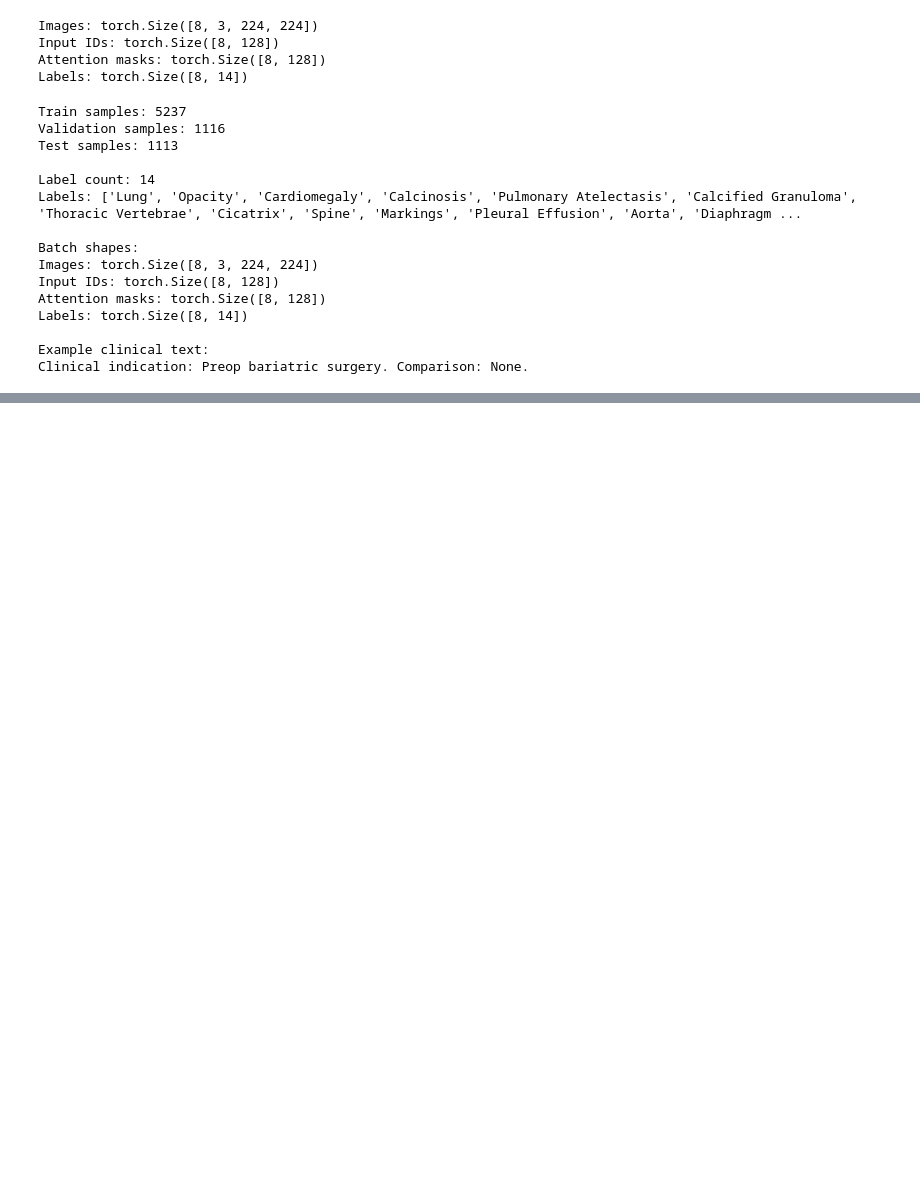
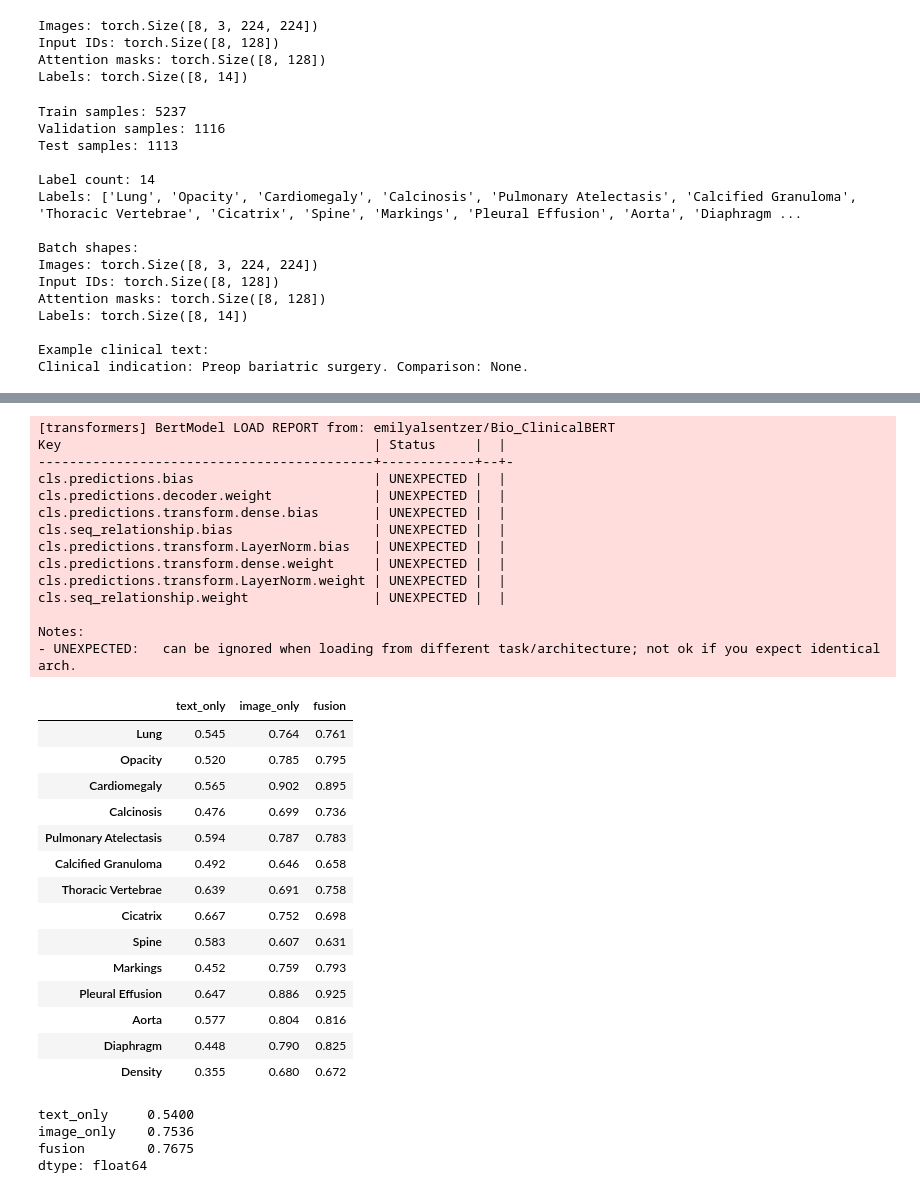
Before and after one commit to rishabh197198/MULTIMODEL-AI-BASED-CDSS, a Jupyter notebook: multimodal_cdss.ipynb, the cells around one changed output, grey strips where cells are left out. Drawn from its saved outputs; the diff is of its cells as text; code cells hidden in the pictures; blank space fills up the shorter version.

```diff
--- a/multimodal_cdss.ipynb
+++ b/multimodal_cdss.ipynb
@@ -660,0 +884,75 @@ Clinical indication: Preop bariatric surgery. Comparison: None.
+# %%
+from sklearn.linear_model import LogisticRegression
+from sklearn.pipeline import make_pipeline
+from sklearn.preprocessing import StandardScaler
+
+bert = AutoModel.from_pretrained(TEXT_MODEL_NAME).to(device).eval()
+
+
+@torch.no_grad()
+def embed_texts(texts, batch_size=64):
+    chunks = []
+    for i in range(0, len(texts), batch_size):
+        enc = tokenizer(texts[i:i + batch_size], max_length=MAX_LENGTH,
+                        padding='max_length', truncation=True,
+                        return_tensors='pt').to(device)
+        chunks.append(bert(**enc).last_hidden_state[:, 0, :].cpu())
+    return torch.cat(chunks).numpy()
+
+
+def clean(series):
+    return [t.strip() or 'No clinical context provided.' for t in series.astype(str)]
+
+
+X_train = embed_texts(clean(train_df['clinical_text']))
+X_test = embed_texts(clean(test_df['clinical_text']))
+Y_train = train_mm_ds.labels.numpy()
+Y_test = test_mm_ds.labels.numpy()
+
+text_probs = np.zeros_like(Y_test)
+for i in range(len(label_names)):
+    clf = make_pipeline(
+        StandardScaler(),
+        LogisticRegression(C=0.05, max_iter=1000, class_weight='balanced'),
+    )
+    clf.fit(X_train, Y_train[:, i])
+    text_probs[:, i] = clf.predict_proba(X_test)[:, 1]
+
+comparison['text_only'] = pd.Series(per_label_auc(Y_test, text_probs))
+display(comparison[['text_only', 'image_only', 'fusion']].round(3))
+print(comparison[['text_only', 'image_only', 'fusion']].mean().round(4))
+comparison.to_csv('/content/results_comparison.csv')
+# %% [output]
+[transformers] BertModel LOAD REPORT from: emilyalsentzer/Bio_ClinicalBERT
+Key                                        | Status     |  |
+-------------------------------------------+------------+--+-
+cls.predictions.bias                       | UNEXPECTED |  |
+cls.predictions.decoder.weight             | UNEXPECTED |  |
+cls.predictions.transform.dense.bias       | UNEXPECTED |  |
+cls.seq_relationship.bias                  | UNEXPECTED |  |
+cls.predictions.transform.LayerNorm.bias   | UNEXPECTED |  |
+cls.predictions.transform.dense.weight     | UNEXPECTED |  |
+cls.predictions.transform.LayerNorm.weight | UNEXPECTED |  |
+cls.seq_relationship.weight                | UNEXPECTED |  |
+
+Notes:
+- UNEXPECTED:   can be ignored when loading from different task/architecture; not ok if you expect identical arch.
+|  | text_only | image_only | fusion |
+| Lung | 0.545 | 0.764 | 0.761 |
+| Opacity | 0.520 | 0.785 | 0.795 |
+| Cardiomegaly | 0.565 | 0.902 | 0.895 |
+| Calcinosis | 0.476 | 0.699 | 0.736 |
+| Pulmonary Atelectasis | 0.594 | 0.787 | 0.783 |
+| Calcified Granuloma | 0.492 | 0.646 | 0.658 |
+| Thoracic Vertebrae | 0.639 | 0.691 | 0.758 |
+| Cicatrix | 0.667 | 0.752 | 0.698 |
+| Spine | 0.583 | 0.607 | 0.631 |
+| Markings | 0.452 | 0.759 | 0.793 |
+| Pleural Effusion | 0.647 | 0.886 | 0.925 |
+| Aorta | 0.577 | 0.804 | 0.816 |
+| Diaphragm | 0.448 | 0.790 | 0.825 |
+| Density | 0.355 | 0.680 | 0.672 |
+text_only     0.5400
+image_only    0.7536
+fusion        0.7675
+dtype: float64
```
Also changed, not shown: parts of 18 cells of this notebook.
